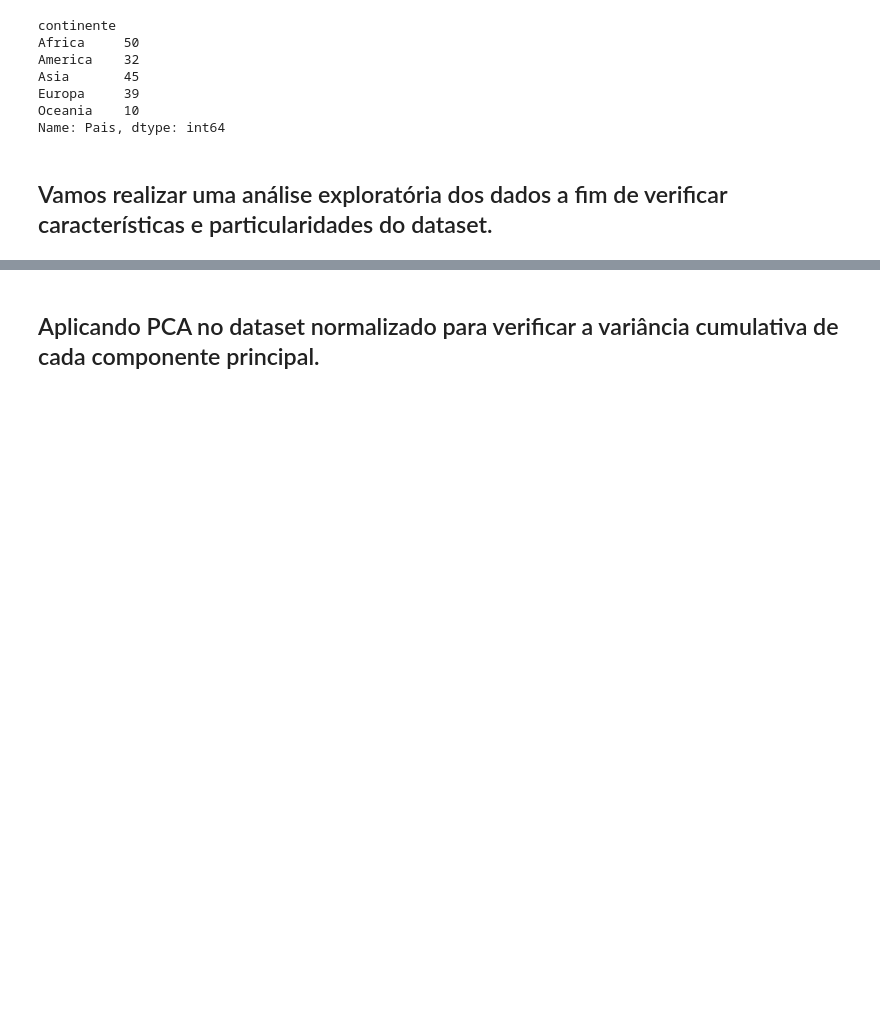
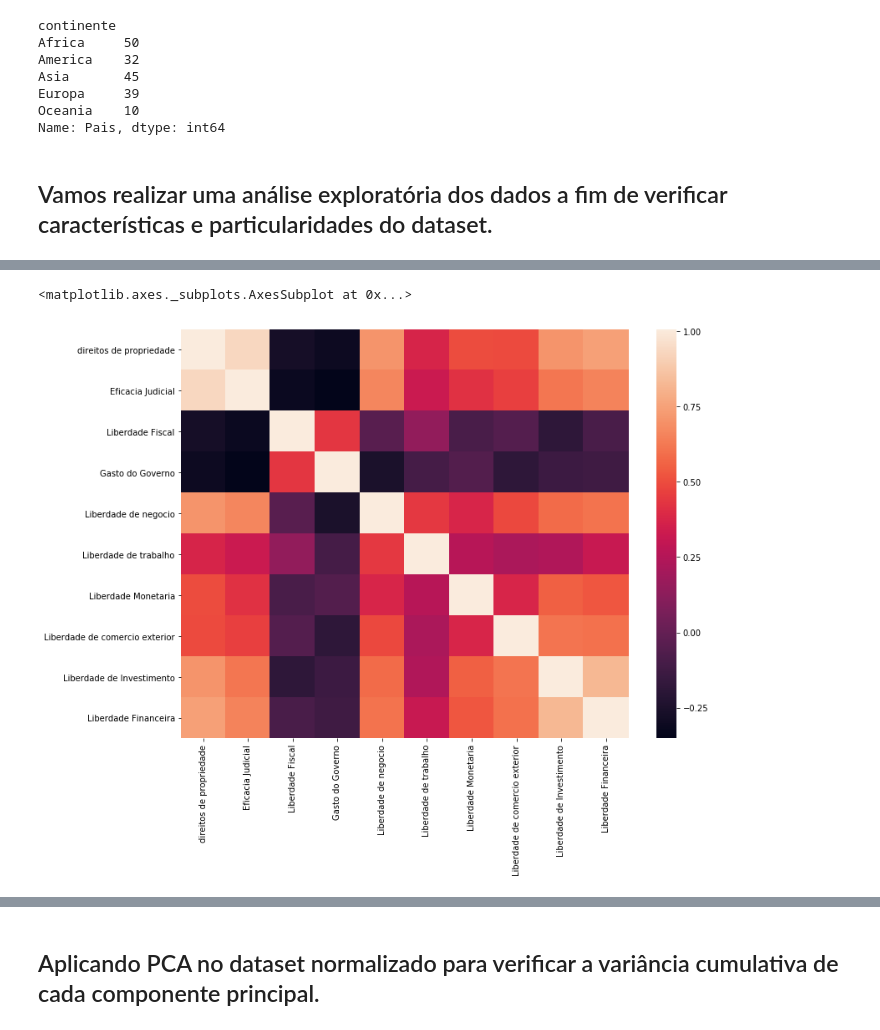
Before and after one commit to martinelligor/MultivariateAnalysis, a Jupyter notebook: projeto.ipynb, the cells around one changed output, grey strips where cells are left out. Drawn from its saved outputs; the diff is of its cells as text; code cells hidden in the pictures; blank space fills up the shorter version.

```diff
--- a/projeto.ipynb
+++ b/projeto.ipynb
@@ -127,0 +134,7 @@ df_scaled.describe()
+# %%
+## verificando a covariância entre as covariáveis.
+fig, ax = plt.subplots(figsize=(12,9))
+sns.heatmap(df_scaled.cov(), ax=ax)
+# %% [output]
+<matplotlib.axes._subplots.AxesSubplot at 0x...>
+[figure, added]
```
Also changed, not shown: parts of 11 cells of this notebook.
